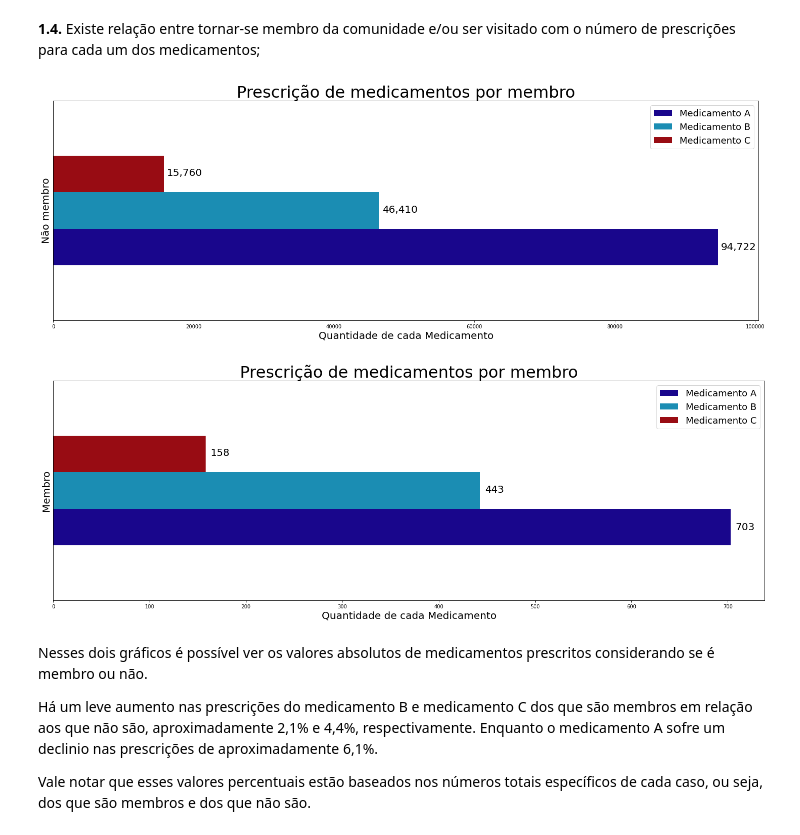
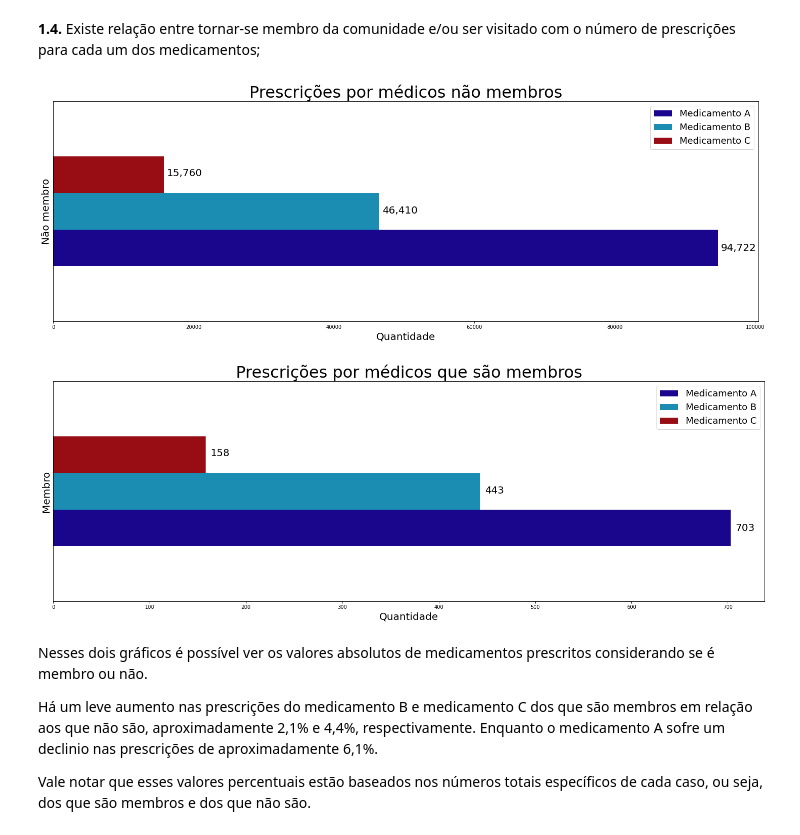
Before and after one commit to Juniorffonseca/processo_seletivo, a Jupyter notebook: teste_processo_seletivo.ipynb, the cells around one changed output. Saved outputs shown, nothing was run; the diff lists cells and outputs as text; code cells hidden in the pictures.

```diff
--- a/teste_processo_seletivo.ipynb
+++ b/teste_processo_seletivo.ipynb
@@ -246,8 +246,8 @@ prescricoes_6 = prescricoes_6.pivot(index='membro', columns='Medicamento_prescri
 prescricoes_6.plot(kind = 'barh', stacked = 0, figsize = (25, 8), alpha = 1, color = lista, xlim = (0, 100500))
 
 # 'Configurações' do plot1 (frequência dos ticks no eixo x, título, conteúdo das labels, tamanhos das fontes, legenda etc).
-plt.title('Prescrição de medicamentos por membro', size = 32)
-plt.xlabel('Quantidade de cada Medicamento', size = 20)
+plt.title('Prescrições por médicos não membros', size = 32)
+plt.xlabel('Quantidade', size = 20)
 plt.ylabel('Não membro', size = 20)
 plt.yticks([],[])
 plt.legend(['Medicamento A', 'Medicamento B', 'Medicamento C'], loc = 'best', prop={'size': 18})
@@ -261,37 +261,37 @@ for j in range(3):
 plt.show()
 
 # Separando os gráficos
 print('')
 
 # Fazendo a contagem de Medicamentos prescritos por membros e passando para dataframe, após isso reseta os indexs.
 prescricoes_6_membro = prescricoes_6_membro[['Medicamento_prescrito', 'membro']].value_counts().to_frame()
 prescricoes_6_membro = prescricoes_6_membro.reset_index()
 
 # Usando map nas membros como strings e retornando como lista para a coluna 'membro' do df 'prescricoes_6'.
 prescricoes_6_membro['membro'] = list(map(str, prescricoes_6_membro['membro']))
 
 # Transformando a coluna de membros em Indexs e deixando apenas os Medicamentos como colunas.
 prescricoes_6_membro = prescricoes_6_membro.pivot(index='membro', columns='Medicamento_prescrito')
 
 prescricoes_6_membro.plot(kind = 'barh', stacked = 0, figsize = (25.25, 8), alpha = 1, color = lista)
 
 # 'Configurações' do plot2 (frequência dos ticks no eixo x, título, conteúdo das labels, tamanhos das fontes, legenda etc).
-plt.title('Prescrição de medicamentos por membro', size = 32)
-plt.xlabel('Quantidade de cada Medicamento', size = 20)
+plt.title('Prescrições por médicos que são membros', size = 32)
+plt.xlabel('Quantidade', size = 20)
 plt.ylabel('Membro', size = 20)
 plt.yticks([],[])
 plt.legend(['Medicamento A', 'Medicamento B', 'Medicamento C'], loc = 'best', prop={'size': 18})
 
 # Adicionando textos em cada barra do gráfico por meio de dois laços for que irão iterar em cada barra e em cada valor das colunas para saber os valores das contagens.
 for j in range(3):
   label = format(int(prescricoes_6_membro.iloc[0, j]), ',')
   plt.annotate(label, xy=(prescricoes_6_membro.iloc[0, j] + 5, -0.18 + 0.17 * j), fontsize = 20)
 
 # Plotando o 2° gráfico.
 plt.show()
 # %% [output]
-[figure, old version]
+[figure, new version]
-[figure, old version]
+[figure, new version]
 # %% [markdown]
 Nesses dois gráficos é possível ver os valores absolutos de medicamentos prescritos considerando se é membro ou não.
 
```
Also changed, not shown: parts of 9 cells of this notebook.
